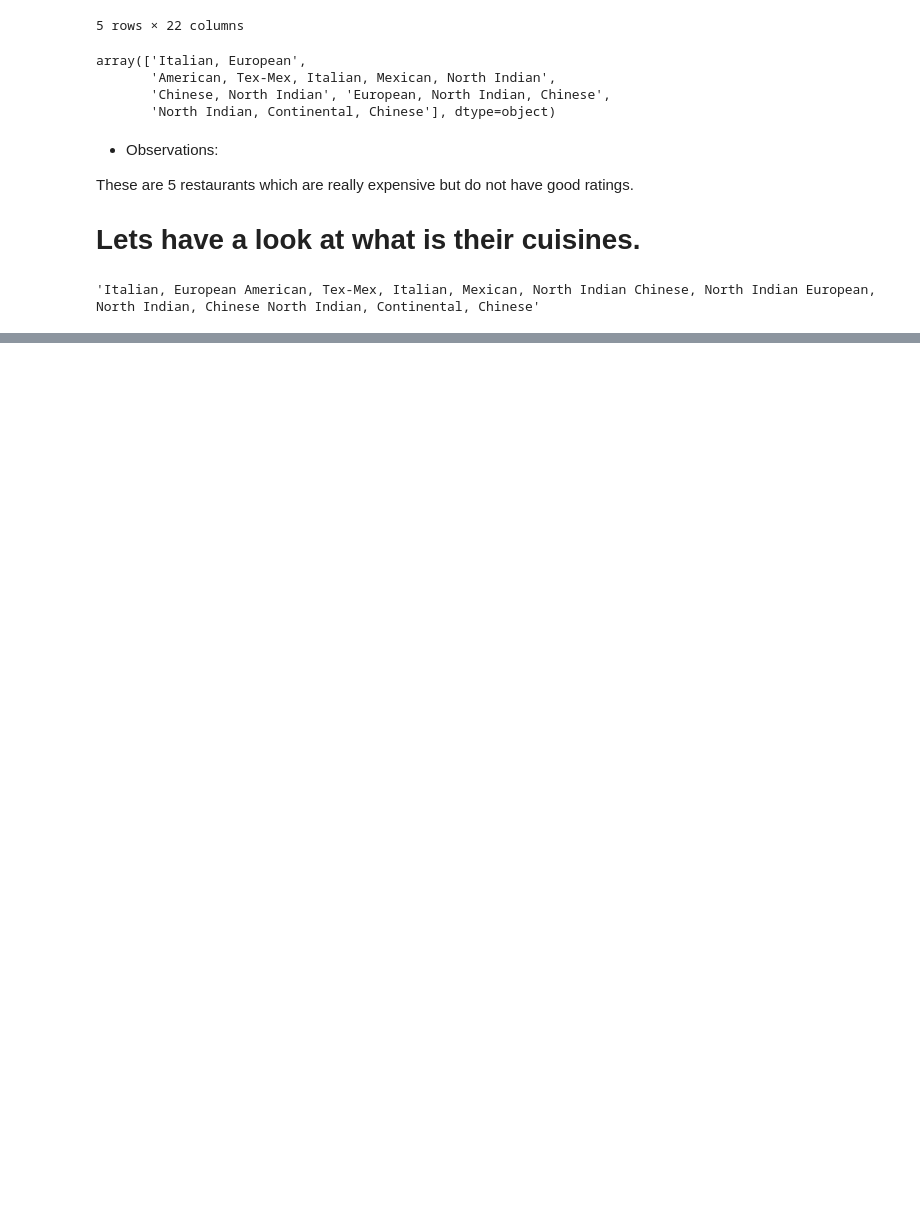
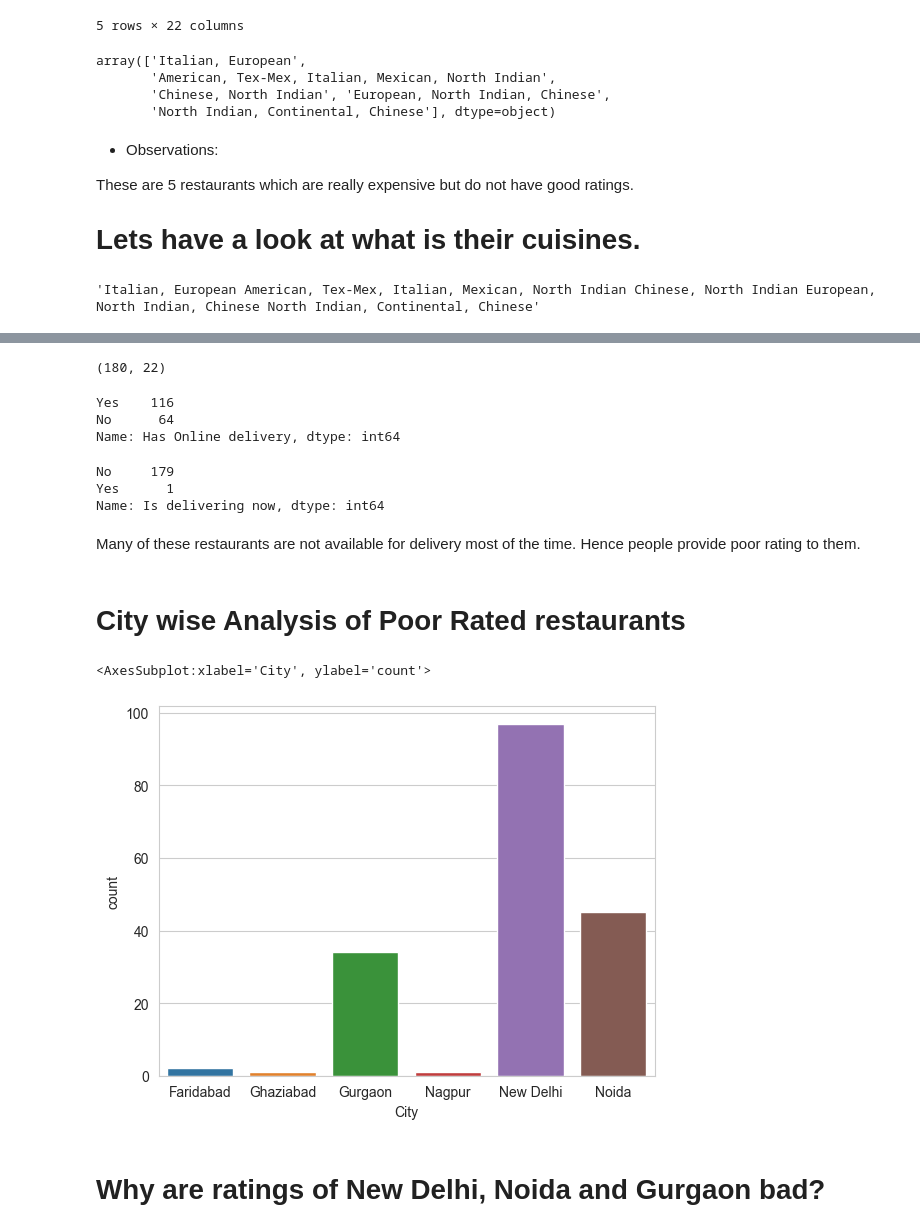
Before and after one commit to Rishiraj-singh7/Zomato-Restaurants-Data-Analysis, a Jupyter notebook: main.ipynb, the cells around one changed output, grey strips where cells are left out. Drawn from its saved outputs; the diff is of its cells as text; code cells hidden in the pictures; blank space fills up the shorter version.

Commit message:
por resto analysis

```diff
--- a/main.ipynb
+++ b/main.ipynb
@@ -397,0 +417,3 @@ text
+# %%
+bad_rated_restaurants = zomato_india[zomato_india['Rating text'] == 'Poor']
+bad_rated_restaurants
@@ -397,0 +434,27 @@ text
+# %%
+bad_rated_restaurants.shape
+# %% [output]
+(180, 22)
+# %%
+bad_rated_restaurants['Has Online delivery'].value_counts()
+# %% [output]
+Yes    116
+No      64
+Name: Has Online delivery, dtype: int64
+# %%
+bad_rated_restaurants['Is delivering now'].value_counts()
+# %% [output]
+No     179
+Yes      1
+Name: Is delivering now, dtype: int64
+# %% [markdown]
+Many of these restaurants are not available for delivery most of the time. Hence people provide poor rating to them.
+# %% [markdown]
+# City wise Analysis of Poor Rated restaurants
+# %%
+sns.countplot(x = 'City', data = bad_rated_restaurants)
+# %% [output]
+<AxesSubplot:xlabel='City', ylabel='count'>
+[figure, added]
+# %% [markdown]
+# Why are ratings of New Delhi, Noida and Gurgaon bad?
```
Also changed, not shown: parts of 6 cells of this notebook.
